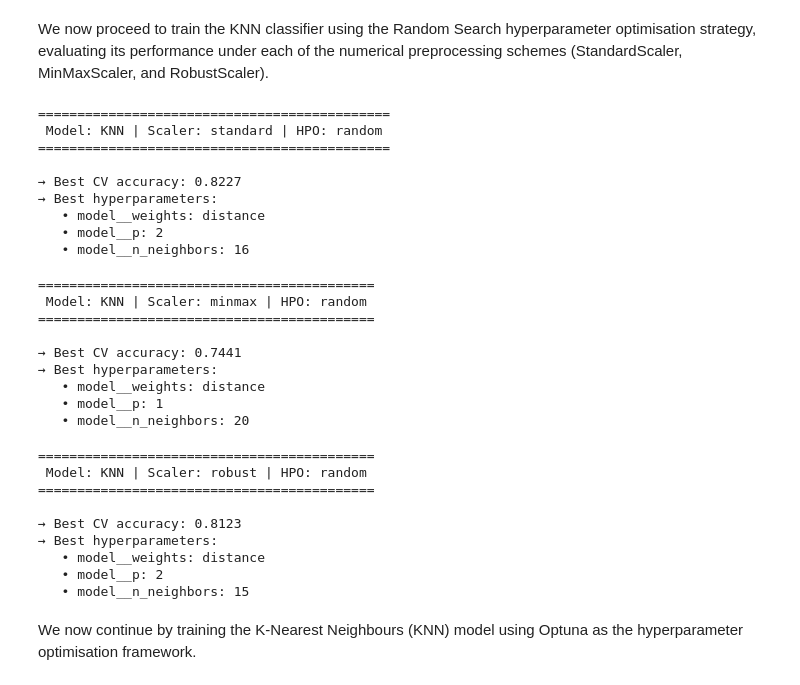
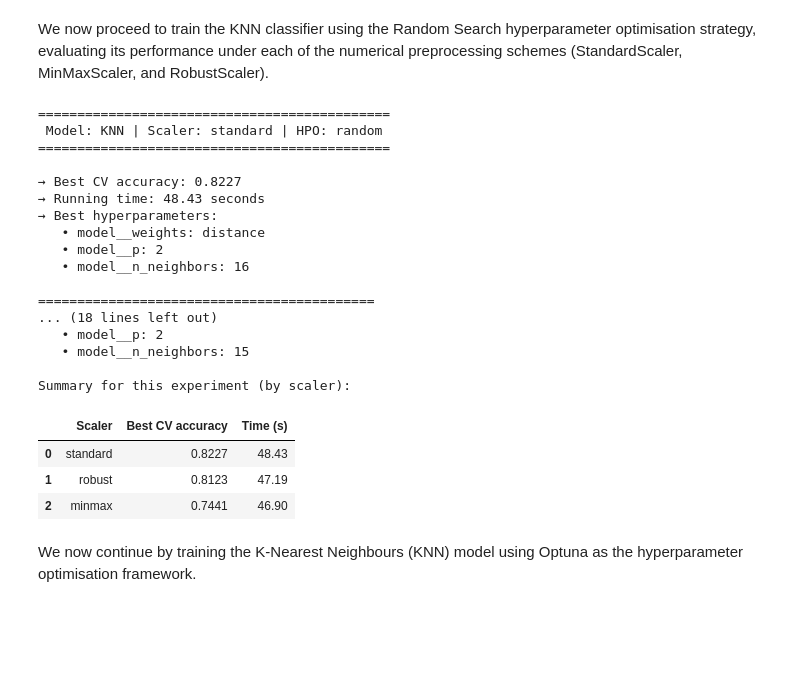
Before and after one commit to MiguelRamos9/TeamWorks, a Jupyter notebook: Big_Data_Intelligence/BDI_Assignment_training.ipynb, the cells around one changed output. Drawn from its saved outputs; the diff is of its cells as text; code cells hidden in the pictures; blank space fills up the shorter version.

```diff
--- a/Big_Data_Intelligence/BDI_Assignment_training.ipynb
+++ b/Big_Data_Intelligence/BDI_Assignment_training.ipynb
@@ -695,7 +695,8 @@ $$
 \boxed{K = 8\ \text{is selected as the inner cross-validation strategy}.}
 $$
 # %%
-inner = StratifiedKFold(n_splits=8, shuffle=True, random_state=100473854)
+optimal_cv=8
+inner = StratifiedKFold(n_splits=optimal_cv, shuffle=True, random_state=100473854)
 # %% [markdown]
 ##  <span style="color:#0066CC"> Basic Methods: KNN and Trees</span>
 # %% [markdown]
@@ -1257,45 +1275,31 @@ X_train rows: 9350
 y_train rows: 9350
 # %% [markdown]
 We now proceed to train the KNN classifier using the Random Search hyperparameter optimisation strategy, evaluating its performance under each of the numerical preprocessing schemes (StandardScaler, MinMaxScaler, and RobustScaler).
-# %%
-# KNN + Standard Scaler + Random Search
-run_experiment(model_name="knn", scaler_name="standard", hpo_method="random", n_iter_random=30);
-# %% [output]
-=============================================
- Model: KNN | Scaler: standard | HPO: random
-=============================================
-
-→ Best CV accuracy: 0.8227
-→ Best hyperparameters:
-   • model__weights: distance
-   • model__p: 2
-   • model__n_neighbors: 16
-# %%
-# KNN + MinMax Scaler + Random Search
-run_experiment(model_name="knn", scaler_name="minmax", hpo_method="random", n_iter_random=100);
-# %% [output]
-===========================================
- Model: KNN | Scaler: minmax | HPO: random
-===========================================
-
-→ Best CV accuracy: 0.7441
-→ Best hyperparameters:
-   • model__weights: distance
-   • model__p: 1
-   • model__n_neighbors: 20
 # %%
-# KNN + Robust Scaler + Random Search
-run_experiment(model_name="knn", scaler_name="robust", hpo_method="random", n_iter_random=30);
+# KNN + All the possible scalers + Random Search
+run_experiment(model_name="knn", hpo_method="random", n_iter_random=100);
 # %% [output]
-===========================================
- Model: KNN | Scaler: robust | HPO: random
-===========================================
+=============================================
+ Model: KNN | Scaler: standard | HPO: random
+=============================================
 
-→ Best CV accuracy: 0.8123
+→ Best CV accuracy: 0.8227
+→ Running time: 48.43 seconds
 → Best hyperparameters:
    • model__weights: distance
    • model__p: 2
+   • model__n_neighbors: 16
+
+===========================================
+... (18 lines left out)
+   • model__p: 2
    • model__n_neighbors: 15
+
+Summary for this experiment (by scaler):
+|  | Scaler | Best CV accuracy | Time (s) |
+| 0 | standard | 0.8227 | 48.43 |
+| 1 | robust | 0.8123 | 47.19 |
+| 2 | minmax | 0.7441 | 46.90 |
 # %% [markdown]
 We now continue by training the K-Nearest Neighbours (KNN) model using Optuna as the hyperparameter optimisation framework.
 # %%
```
Also changed, not shown: parts of 10 cells of this notebook.
